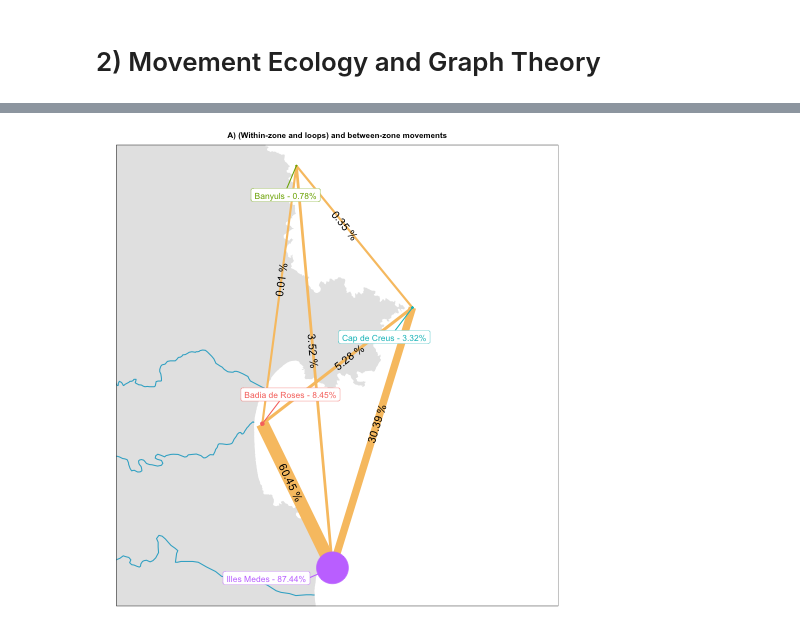
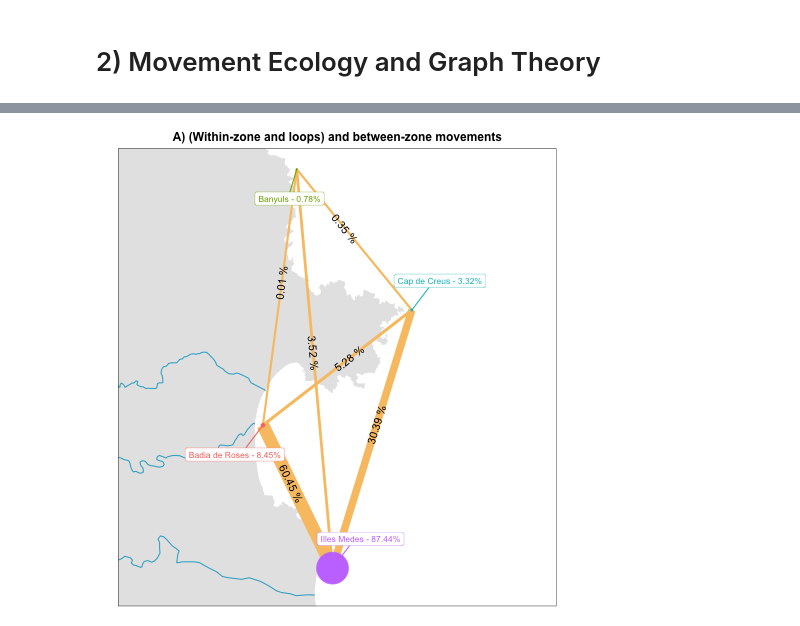
Before and after one commit to d2gex/fishery-analysis, a Jupyter notebook: src/python_R_qgis_samples.ipynb, the cells around one changed output, grey strips where cells are left out. Saved outputs shown, nothing was run; the diff lists cells and outputs as text; code cells hidden in the pictures.

```diff
--- a/src/python_R_qgis_samples.ipynb
+++ b/src/python_R_qgis_samples.ipynb
@@ -467,5 +384,69 @@ Geodetic CRS:  WGS 84
 # %%
 %%R
+# Draw finally the graph
+zone_graph_plot <- ggraph(zone_graph,
+                          layout = "manual",
+                          x = coords_simple_g$X,
+                          y = coords_simple_g$Y) +
+
+  ggtitle("A) (Within-zone and loops) and between-zone movements") +
+  geom_sf(data = coast, col = NA) +
+  geom_sf(data = river, col = "#38afcd") +
+  geom_sf(data = river_muga, col = "#38afcd") +
+  geom_sf(data = port, col = "black") +
+
+
+  coord_sf(
+    xlim = c(bb_simple_g$xmin, bb_simple_g$xmax),
+    ylim = c(bb_simple_g$ymin, bb_simple_g$ymax)
+  ) +
+
+  geom_edge_link(
+    color = '#F8C471',
+    aes(
+      width = E(zone_graph)$weight / 5,
+      label = paste(E(zone_graph)$weight, "%")
+    ),
+    angle_calc = "along",
+    label_push = unit(5, "mm")
+  ) +
+
+  # Node settings
+  # --> We need a legend
+  geom_node_point(aes(colour = V(zone_graph)$name),
+                  size = V(zone_graph)$size / 6) +
+
+  geom_node_label(
+    aes(
+      colour = V(zone_graph)$name,
+      label = paste0(V(zone_graph)$name,
+                     " - ",
+                     V(zone_graph)$size,
+                     "%")
+    ),
+    label.size = 0.15,
+    size = 3,
+    nudge_x = 4,
+    nudge_y = -3,
+    repel = TRUE,
+    max.overlaps = Inf,
+    box.padding = unit(1.5, "lines")
+  ) +
+  theme_bw() +
+  theme(
+    legend.position = "none",
+    axis.line = element_blank(),
+    axis.text = element_blank(),
+    axis.ticks = element_blank(),
+    panel.grid.major = element_blank(),
+    panel.grid.minor = element_blank(),
+    panel.background = element_blank(),
+    plot.margin = unit(c(0.1, 0, 0, 0), "cm"),
+    plot.title = element_text(size = 12, hjust = 0.5, face = "bold")
+  ) +
+  xlab(NULL) +
+  ylab(NULL)
+
 zone_graph_plot
 # %% [output]
-[figure, old version]
+[figure, new version]
```
Also changed, not shown: parts of 6 cells of this notebook.
